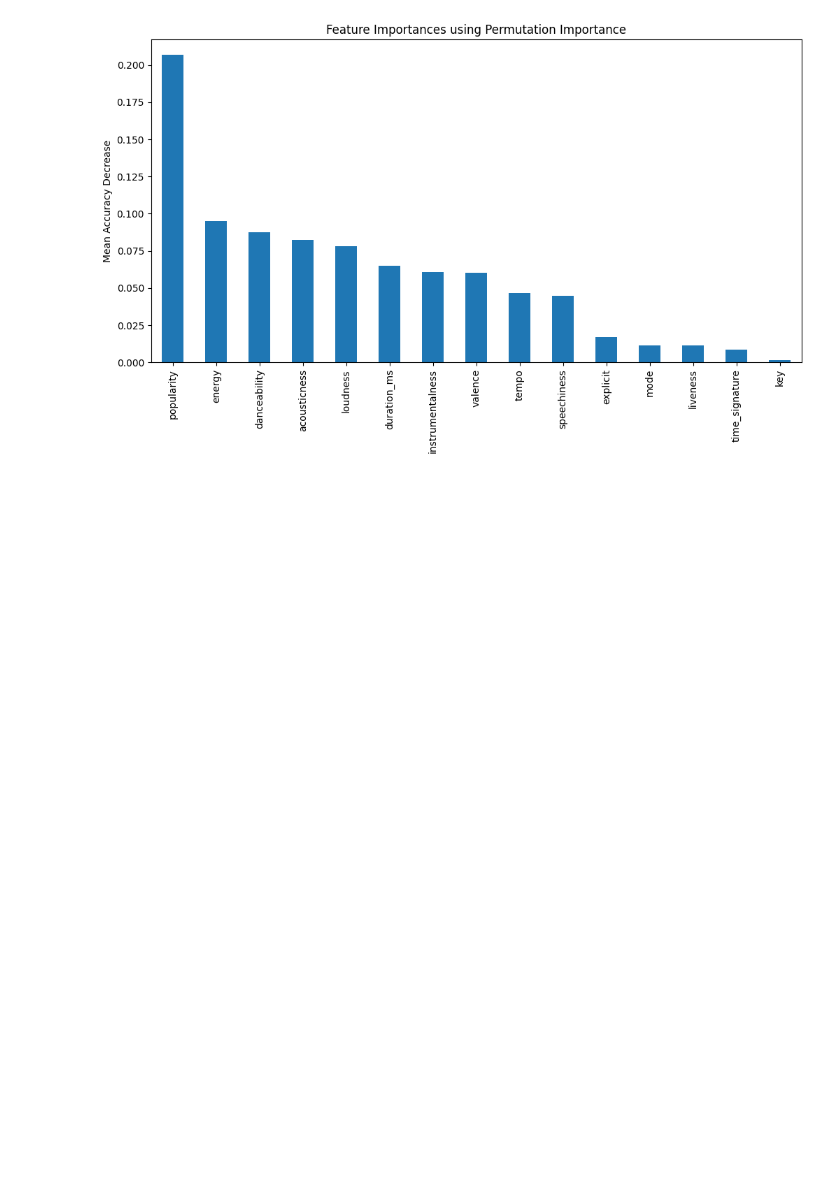
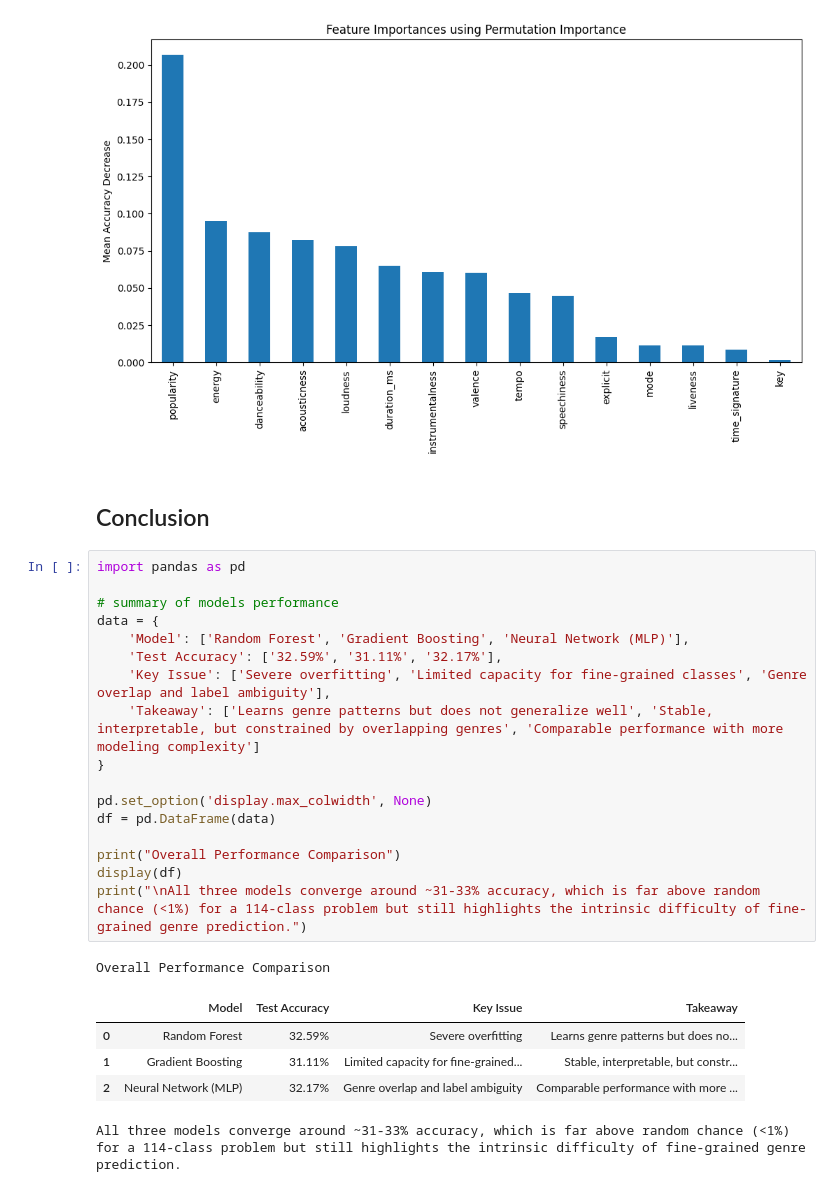
Before and after one commit to INFO-523-F25/final-project-team-2, a Jupyter notebook: finalProjectJupyterPart1.ipynb, the cells around one changed output. Cells and saved outputs as stored; diff of their text form; blank space fills up the shorter version.

Commit message:
Added Conclusion section to finalProjectJupyterPart1.ipynb

```diff
--- a/finalProjectJupyterPart1.ipynb
+++ b/finalProjectJupyterPart1.ipynb
@@ -839,3 +839,29 @@ tempo               0.046544
 speechiness         0.044667
 dtype: float64
 [figure]
+# %% [markdown]
+## Conclusion
+# %%
+import pandas as pd
+
+# summary of models performance
+data = {
+    'Model': ['Random Forest', 'Gradient Boosting', 'Neural Network (MLP)'],
+    'Test Accuracy': ['32.59%', '31.11%', '32.17%'],
+    'Key Issue': ['Severe overfitting', 'Limited capacity for fine-grained classes', 'Genre overlap and label ambiguity'],
+    'Takeaway': ['Learns genre patterns but does not generalize well', 'Stable, interpretable, but constrained by overlapping genres', 'Comparable performance with more modeling complexity']
+}
+
+pd.set_option('display.max_colwidth', None)
+df = pd.DataFrame(data)
+
+print("Overall Performance Comparison")
+display(df)
+print("\nAll three models converge around ~31-33% accuracy, which is far above random chance (<1%) for a 114-class problem but still highlights the intrinsic difficulty of fine-grained genre prediction.")
+# %% [output]
+Overall Performance Comparison
+|  | Model | Test Accuracy | Key Issue | Takeaway |
+| 0 | Random Forest | 32.59% | Severe overfitting | Learns genre patterns but does no... |
+| 1 | Gradient Boosting | 31.11% | Limited capacity for fine-grained... | Stable, interpretable, but constr... |
+| 2 | Neural Network (MLP) | 32.17% | Genre overlap and label ambiguity | Comparable performance with more ... |
+All three models converge around ~31-33% accuracy, which is far above random chance (<1%) for a 114-class problem but still highlights the intrinsic difficulty of fine-grained genre prediction.
```
Also changed, not shown: parts of 1 cell of this notebook, 1 other file.
